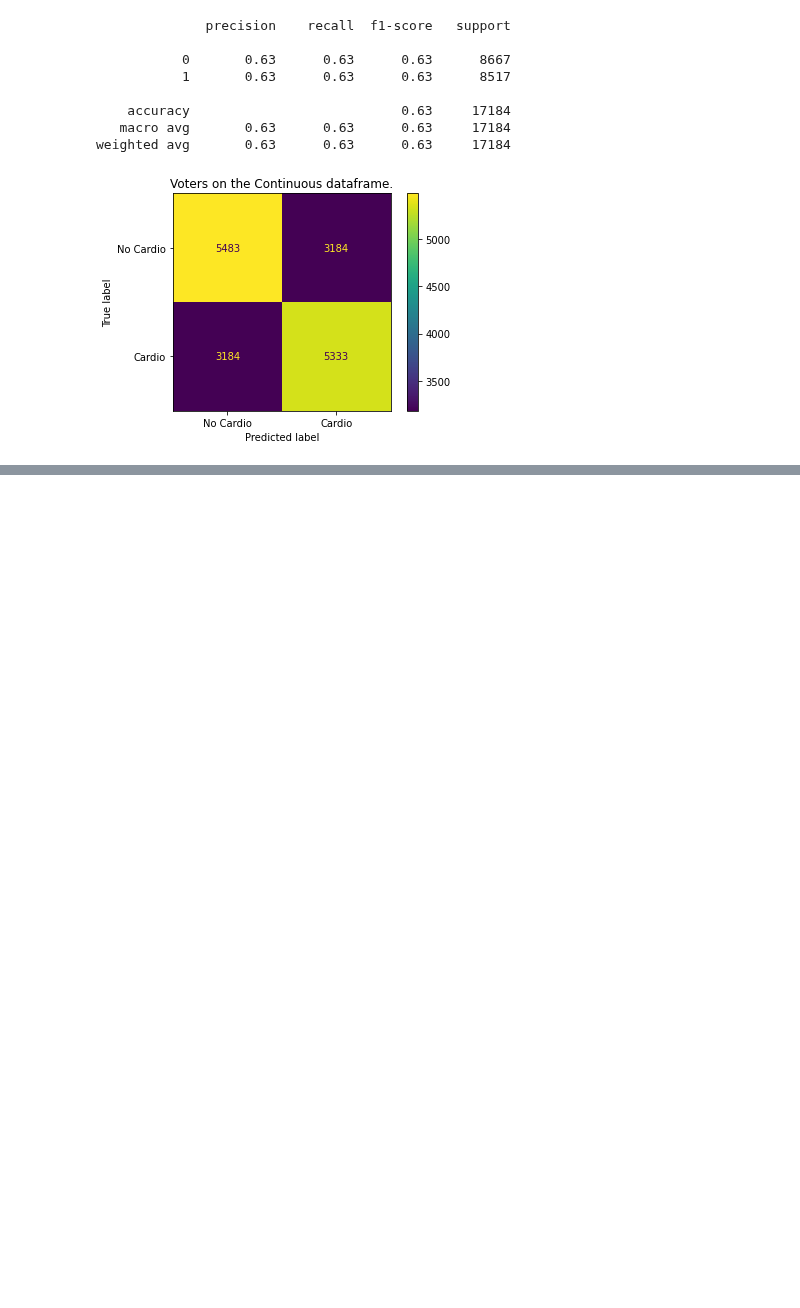
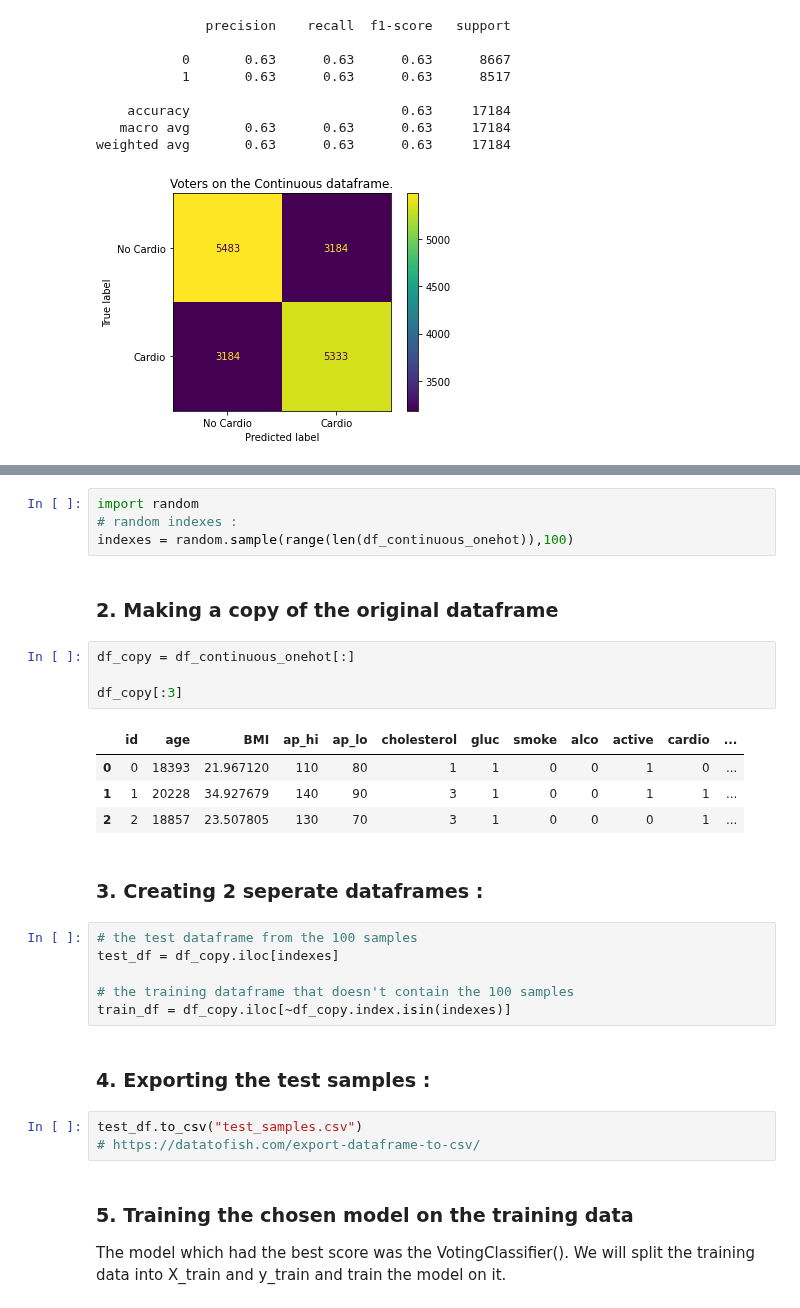
Before and after one commit to SamiFatmi/Machine-Learning-SAMI-FATMI, a Jupyter notebook: Labs/2-Disease_prediction.ipynb, the cells around one changed output, grey strips where cells are left out. Drawn from its saved outputs; the diff is of its cells as text; blank space fills up the shorter version.

```diff
--- a/Labs/2-Disease_prediction.ipynb
+++ b/Labs/2-Disease_prediction.ipynb
@@ -1017,0 +1041,32 @@ weighted avg       0.63      0.63      0.63     17184
+# %%
+import random
+# random indexes :
+indexes = random.sample(range(len(df_continuous_onehot)),100)
+# %% [markdown]
+### 2. Making a copy of the original dataframe
+# %%
+df_copy = df_continuous_onehot[:]
+
+df_copy[:3]
+# %% [output]
+|  | id | age | BMI | ap_hi | ap_lo | cholesterol | gluc | smoke | alco | active | cardio | ... |
+| 0 | 0 | 18393 | 21.967120 | 110 | 80 | 1 | 1 | 0 | 0 | 1 | 0 | ... |
+| 1 | 1 | 20228 | 34.927679 | 140 | 90 | 3 | 1 | 0 | 0 | 1 | 1 | ... |
+| 2 | 2 | 18857 | 23.507805 | 130 | 70 | 3 | 1 | 0 | 0 | 0 | 1 | ... |
+# %% [markdown]
+### 3. Creating 2 seperate dataframes :
+# %%
+# the test dataframe from the 100 samples
+test_df = df_copy.iloc[indexes]
+
+# the training dataframe that doesn't contain the 100 samples
+train_df = df_copy.iloc[~df_copy.index.isin(indexes)]
+# %% [markdown]
+### 4. Exporting the test samples :
+# %%
+test_df.to_csv("test_samples.csv")
+# https://datatofish.com/export-dataframe-to-csv/
+# %% [markdown]
+### 5. Training the chosen model on the training data
+
+The model which had the best score was the VotingClassifier(). We will split the training data into X_train and y_train and train the model on it.
```
Also changed, not shown: parts of 5 cells of this notebook, 2 other files.
